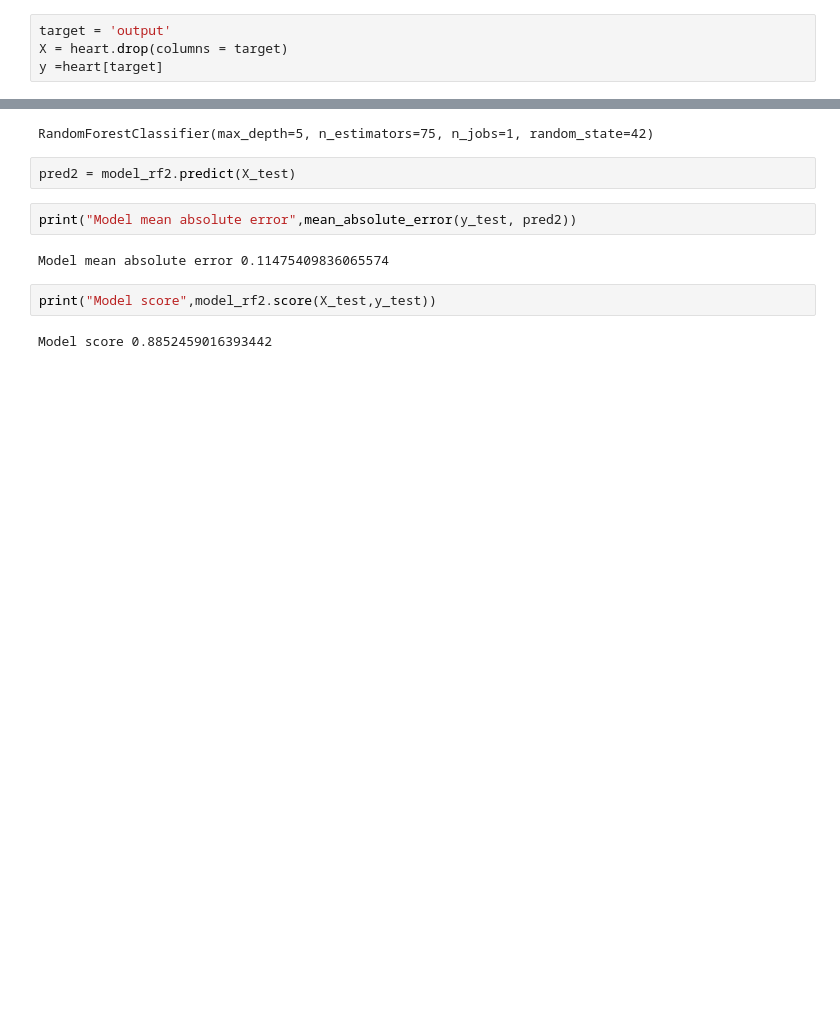
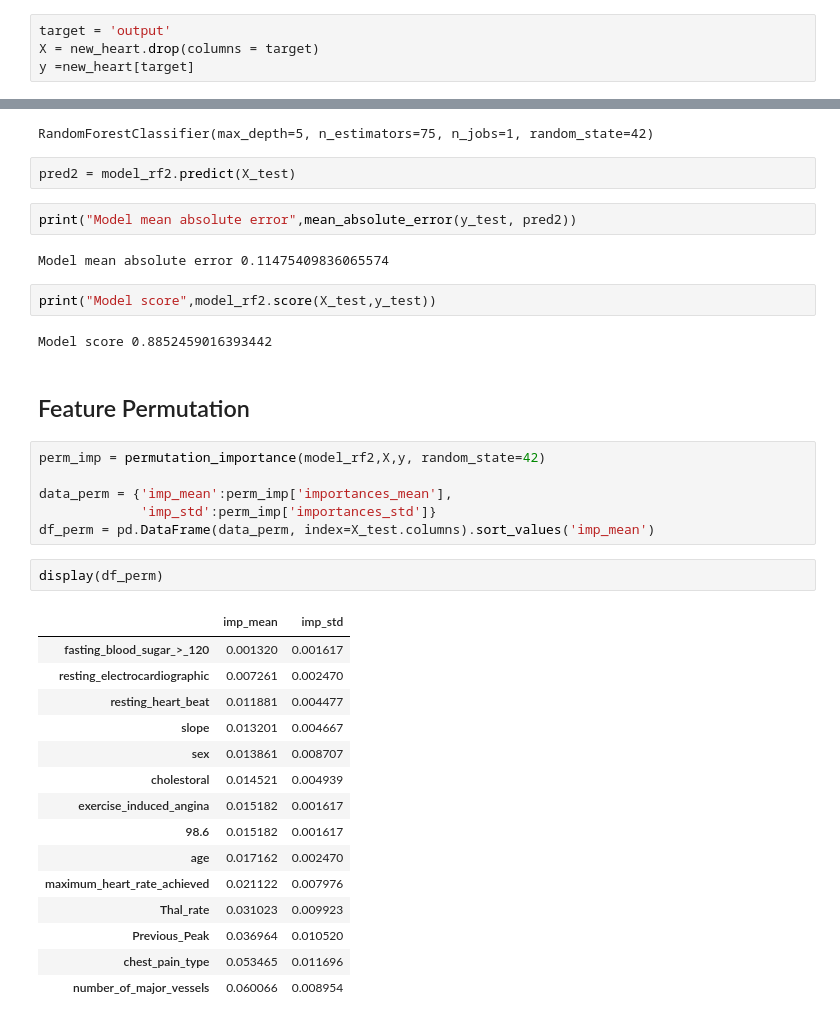
Before and after one commit to jdwatson08/Heart-Disease-Model, a Jupyter notebook: Heart_project.ipynb, the cells around one changed output, grey strips where cells are left out. Saved outputs shown, nothing was run; the diff lists cells and outputs as text; blank space fills up the shorter version.

```diff
--- a/Heart_project.ipynb
+++ b/Heart_project.ipynb
@@ -90,7 +106,7 @@ Define Target
 # %%
 target = 'output'
-X = heart.drop(columns = target)
-y =heart[target]
+X = new_heart.drop(columns = target)
+y =new_heart[target]
 # %%
 y_pred = [y.mean()] *len(y)
 mean_absolute_error(y,y_pred)
@@ -160,3 +169,29 @@ Model mean absolute error 0.11475409836065574
 print("Model score",model_rf2.score(X_test,y_test))
 # %% [output]
 Model score 0.8852459016393442
+# %% [markdown]
+## Feature Permutation
+# %%
+perm_imp = permutation_importance(model_rf2,X,y, random_state=42)
+
+data_perm = {'imp_mean':perm_imp['importances_mean'],
+             'imp_std':perm_imp['importances_std']}
+df_perm = pd.DataFrame(data_perm, index=X_test.columns).sort_values('imp_mean')
+# %%
+display(df_perm)
+# %% [output]
+|  | imp_mean | imp_std |
+| fasting_blood_sugar_>_120 | 0.001320 | 0.001617 |
+| resting_electrocardiographic | 0.007261 | 0.002470 |
+| resting_heart_beat | 0.011881 | 0.004477 |
+| slope | 0.013201 | 0.004667 |
+| sex | 0.013861 | 0.008707 |
+| cholestoral | 0.014521 | 0.004939 |
+| exercise_induced_angina | 0.015182 | 0.001617 |
+| 98.6 | 0.015182 | 0.001617 |
+| age | 0.017162 | 0.002470 |
+| maximum_heart_rate_achieved | 0.021122 | 0.007976 |
+| Thal_rate | 0.031023 | 0.009923 |
+| Previous_Peak | 0.036964 | 0.010520 |
+| chest_pain_type | 0.053465 | 0.011696 |
+| number_of_major_vessels | 0.060066 | 0.008954 |
```
Also changed, not shown: parts of 11 cells of this notebook.
